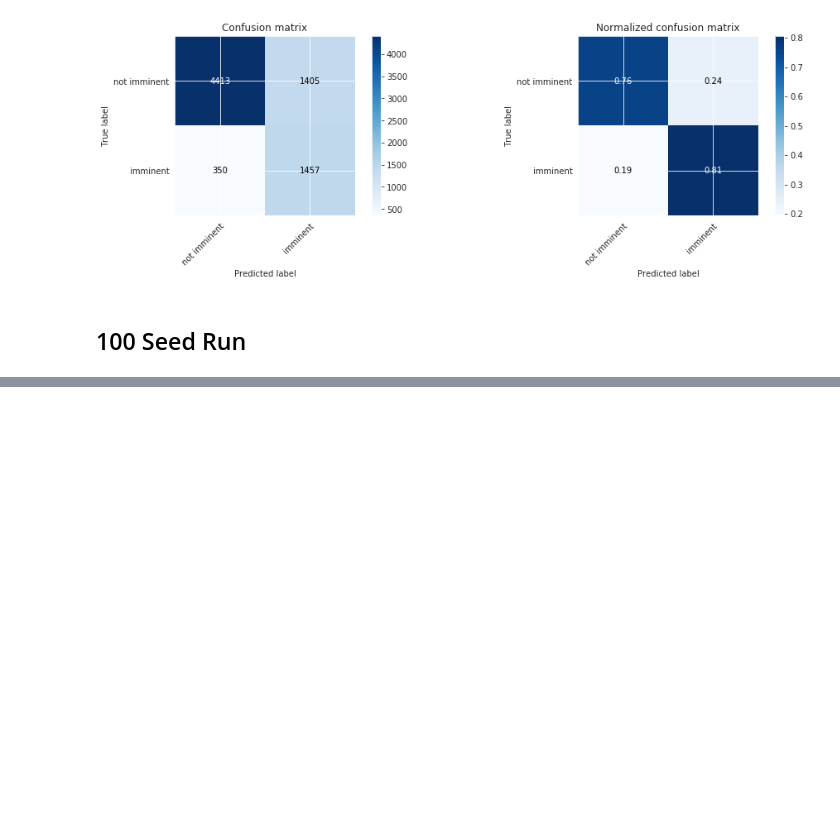
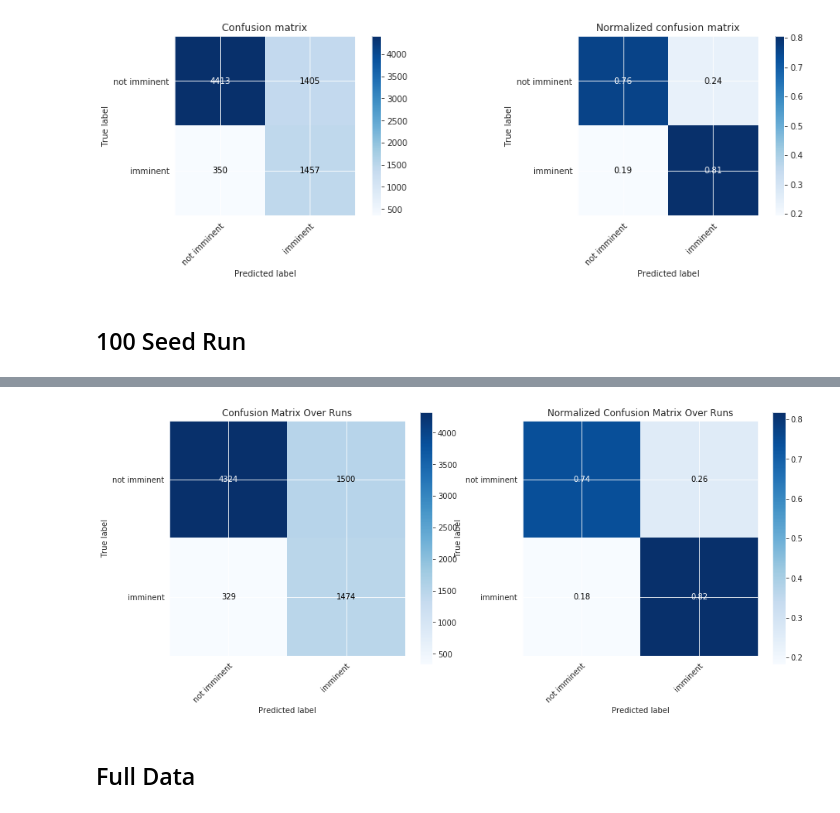
Before and after one commit to sudarshan85/imminent-adm-mimic, a Jupyter notebook: gbm/gbm_classifier.ipynb, the cells around one changed output, grey strips where cells are left out. Drawn from its saved outputs; the diff is of its cells as text; code cells hidden in the pictures; blank space fills up the shorter version.

Commit message:
Full data gbm

```diff
--- a/gbm/gbm_classifier.ipynb
+++ b/gbm/gbm_classifier.ipynb
@@ -172,0 +233,12 @@ with open(args.workdir/f'preds.pkl', 'wb') as f:
+# %%
+fig, ax = plt.subplots(1, 2, figsize=(15, 6))
+
+plot_confusion_matrix(ax[0], bam.cm_avg, classes=['not imminent', 'imminent'], normalize=False,\
+                      title='Confusion Matrix Over Runs')
+plot_confusion_matrix(ax[1], bam.cm_avg, classes=['not imminent', 'imminent'], normalize=True,\
+                      title='Normalized Confusion Matrix Over Runs')
+plt.show()
+# %% [output]
+[figure, added]
+# %% [markdown]
+## Full Data
```
Also changed, not shown: parts of 12 cells of this notebook.
